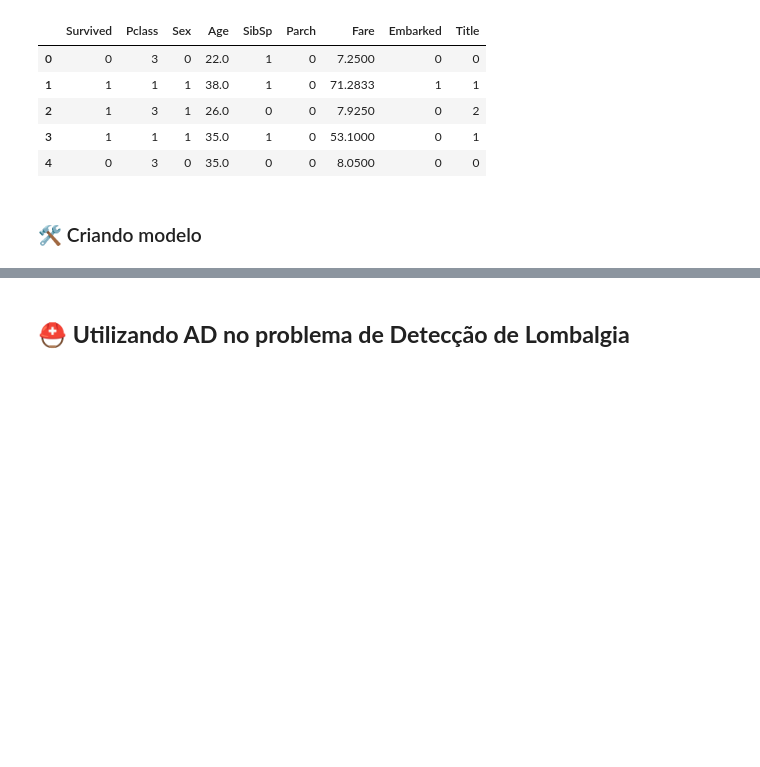
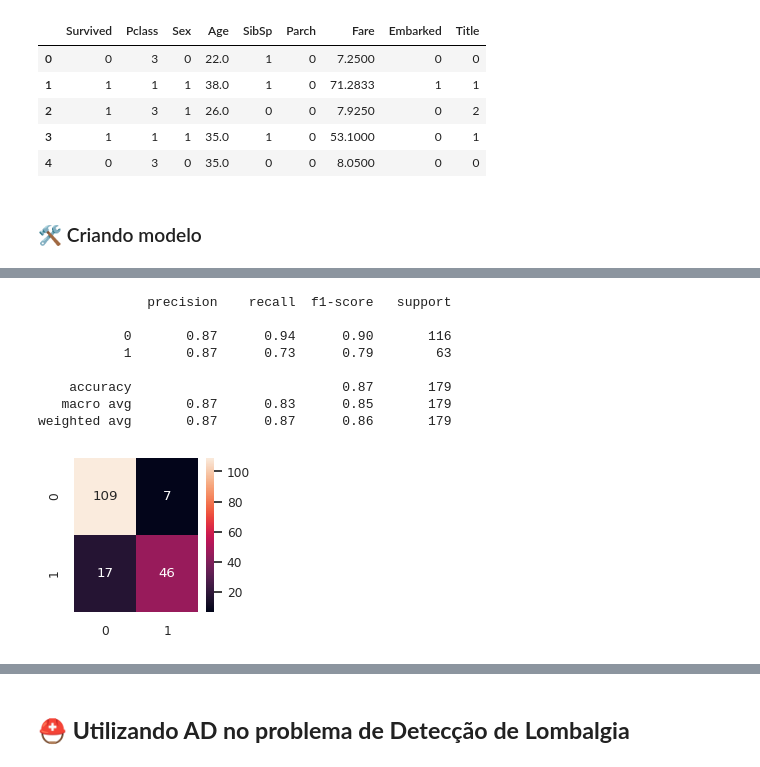
Before and after one commit to aliceoq/titanic-decision-tree, a Jupyter notebook: Mini_projeto_AD.ipynb, the cells around one changed output, grey strips where cells are left out. Cells and saved outputs as stored; diff of their text form; code cells hidden in the pictures; blank space fills up the shorter version.

```diff
--- a/Mini_projeto_AD.ipynb
+++ b/Mini_projeto_AD.ipynb
@@ -394,0 +449,15 @@ plot_confusion_matrix(titanic_y_test, titanic_y_pred)
+# %%
+titanic_y_pred = classifier2.predict(titanic_x_test)
+titanic_report = classification_report(titanic_y_test, titanic_y_pred)
+print(titanic_report)
+plot_confusion_matrix(titanic_y_test, titanic_y_pred)
+# %% [output]
+              precision    recall  f1-score   support
+
+           0       0.87      0.94      0.90       116
+           1       0.87      0.73      0.79        63
+
+    accuracy                           0.87       179
+   macro avg       0.87      0.83      0.85       179
+weighted avg       0.87      0.87      0.86       179
+[figure, added]
```
Also changed, not shown: parts of 45 cells of this notebook, 1 other file.
